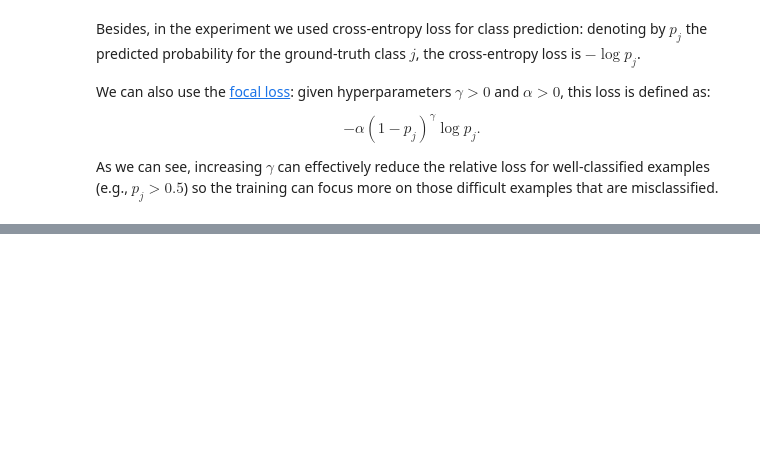
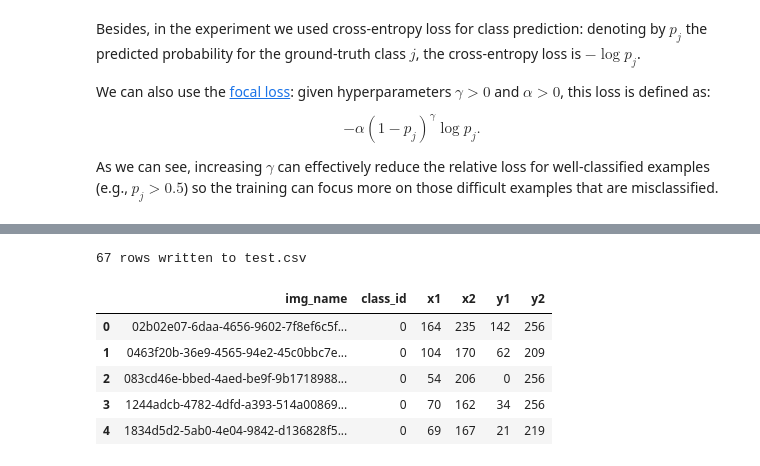
Before and after one commit to medericl/Deep-Learning-pour-l-Image-, a Jupyter notebook: 05_ssd_student.ipynb, the cells around one changed output, grey strips where cells are left out. Drawn from its saved outputs; the diff is of its cells as text; code cells hidden in the pictures; blank space fills up the shorter version.

```diff
--- a/05_ssd_student.ipynb
+++ b/05_ssd_student.ipynb
@@ -1102,0 +1183,29 @@ plt.legend();
+# %%
+test_dir = os.path.join(DATA_DIR, 'test')
+rows = []
+for img_name in sorted(f for f in os.listdir(test_dir) if f.endswith('.png')):
+    X_test = read_image(os.path.join(test_dir, img_name)).unsqueeze(0).float()
+    h, w = X_test.shape[-2:]
+    out = predict(X_test)
+    if out.shape[0] > 0:
+        best = out[out[:, 1].argmax()]                 # most confident detection (1 object per image)
+        class_id = int(best[0])
+        x1, y1, x2, y2 = (best[2:6].cpu() * torch.tensor([w, h, w, h])).tolist()
+    else:                                              # no detection: fall back to the whole image
+        class_id, x1, y1, x2, y2 = 0, 0, 0, w, h
+    x1, x2 = [int(round(min(max(v, 0), w))) for v in (x1, x2)]
+    y1, y2 = [int(round(min(max(v, 0), h))) for v in (y1, y2)]
+    rows.append({'img_name': img_name, 'class_id': class_id, 'x1': x1, 'x2': x2, 'y1': y1, 'y2': y2})
+
+submission = pd.DataFrame(rows, columns=['img_name', 'class_id', 'x1', 'x2', 'y1', 'y2'])
+submission.to_csv('test.csv', index=False)
+print(len(submission), 'rows written to test.csv')
+submission.head()
+# %% [output]
+67 rows written to test.csv
+|  | img_name | class_id | x1 | x2 | y1 | y2 |
+| 0 | 02b02e07-6daa-4656-9602-7f8ef6c5f... | 0 | 164 | 235 | 142 | 256 |
+| 1 | 0463f20b-36e9-4565-94e2-45c0bbc7e... | 0 | 104 | 170 | 62 | 209 |
+| 2 | 083cd46e-bbed-4aed-be9f-9b1718988... | 0 | 54 | 206 | 0 | 256 |
+| 3 | 1244adcb-4782-4dfd-a393-514a00869... | 0 | 70 | 162 | 34 | 256 |
+| 4 | 1834d5d2-5ab0-4e04-9842-d136828f5... | 0 | 69 | 167 | 21 | 219 |
```
Also changed, not shown: parts of 18 cells of this notebook.
